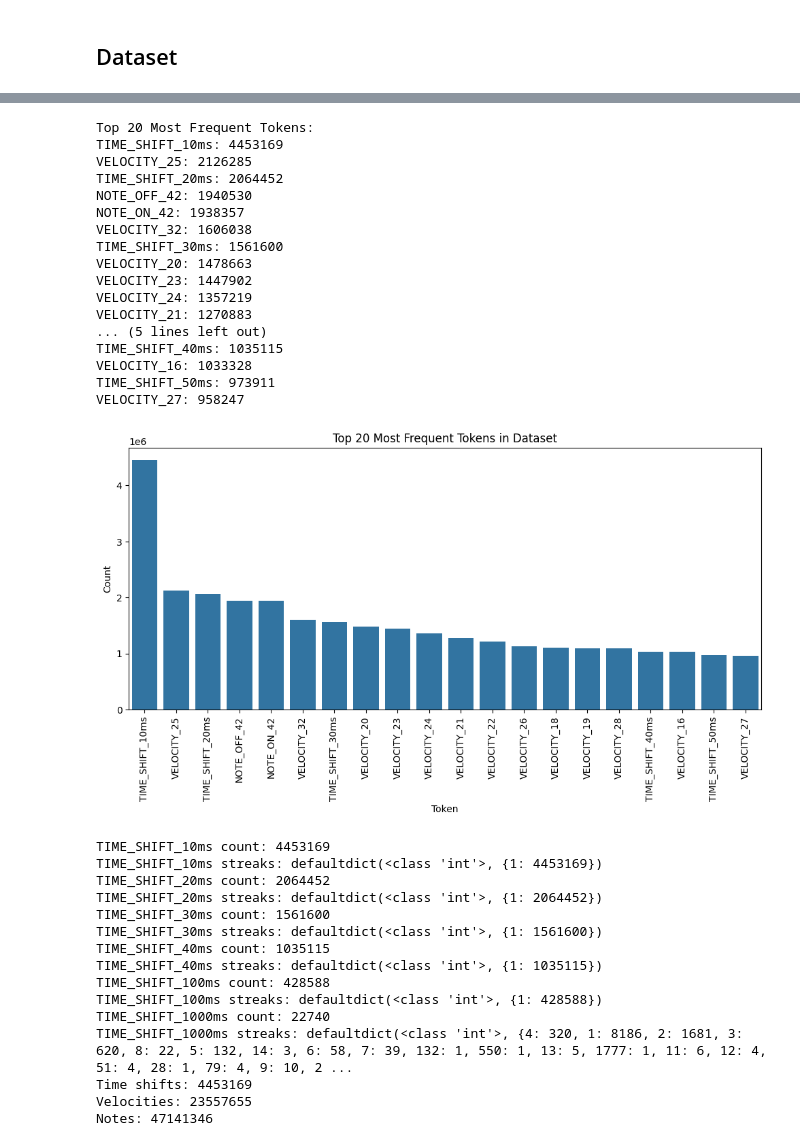
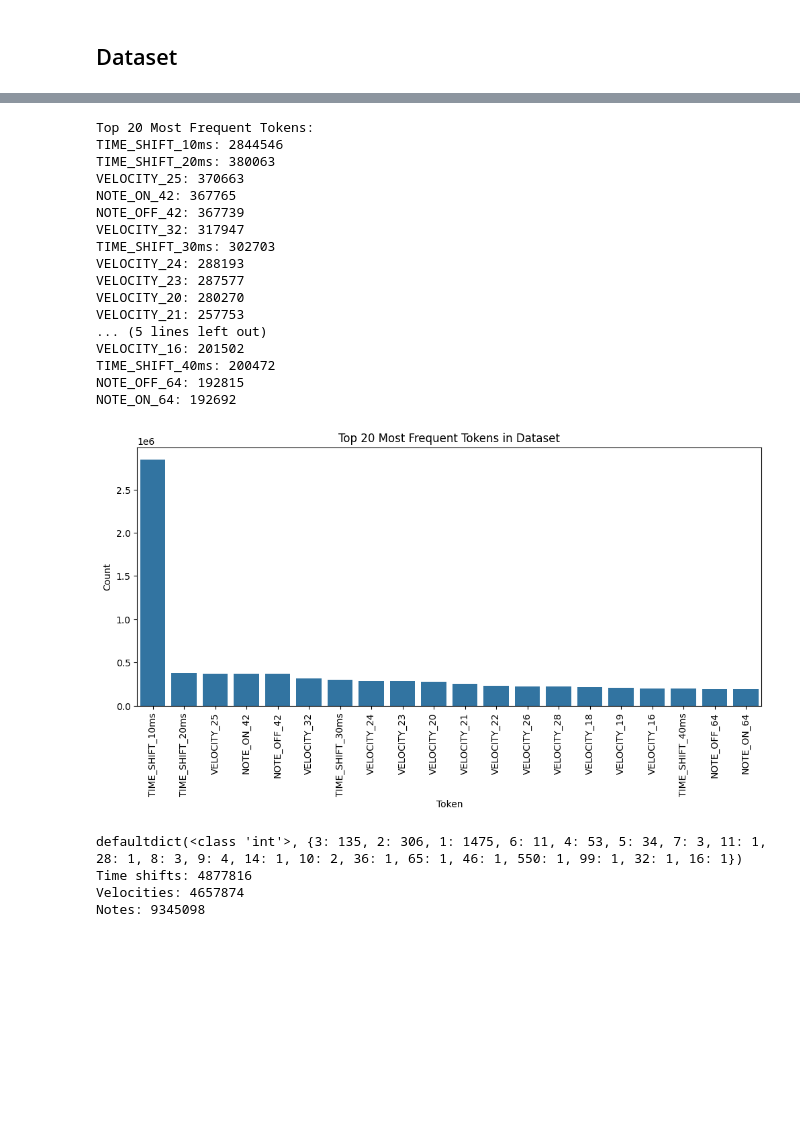
Before and after one commit to jey013ucsd/MusicTransformer, a Jupyter notebook: data_visualization.ipynb, the cells around one changed output, grey strips where cells are left out. Saved outputs shown, nothing was run; the diff lists cells and outputs as text; code cells hidden in the pictures; blank space fills up the shorter version.

```diff
--- a/data_visualization.ipynb
+++ b/data_visualization.ipynb
@@ -131,7 +159,7 @@ print(len(token_sequence))
 # %%
 # Paths
-TRAIN_DATA_PATH = "datasets/tokenized/test"
-VOCAB_PATH = "models/vocab/basic_vocab.json"
+TRAIN_DATA_PATH = "datasets/tokenized/train"
+VOCAB_PATH = "datasets/vocab/basic_vocab.json"
 
 # Load vocabulary
 with open(VOCAB_PATH, "r") as f:
@@ -141,10 +169,10 @@ with open(VOCAB_PATH, "r") as f:
 id_to_token = {v: k for k, v in vocab.items()}
 
 # Load tokenized sequences
-def load_all_sequences(data_path):
+def load_all_sequences(data_path, max_files=1000):
     """Loads all tokenized sequences from the specified dataset path."""
     sequences = []
-    files = sorted(os.listdir(data_path))  # Limit for performance
+    files = sorted(os.listdir(data_path))[:max_files]  # Limit for performance
     for file in files:
         if file.endswith(".pkl"):
             with open(os.path.join(data_path, file), "rb") as f:
@@ -234,83 +262,68 @@ plt.show()
 
 from collections import defaultdict
 
-def count_consecutive_time_shift_10ms(token_sequence, timeshift):
+def count_consecutive_time_shift_10ms(token_sequence):
     """
     Count consecutive streaks of TIME_SHIFT_10ms in the token sequence.
     """
     streaks = defaultdict(int)
-    num_10s = 0
     current_streak = 0
 
     for token in token_sequence:
-        if token == timeshift:
+        if token == "TIME_SHIFT_1000ms":
             current_streak += 1
-            num_10s += 1
         else:
             if current_streak > 0:
                 streaks[current_streak] += 1
                 current_streak = 0
 
     # Append last streak if it ended at the end of the sequence
     if current_streak > 0:
         streaks[current_streak] += 1
 
-    return num_10s, streaks
+    return streaks
 
 
-for timeshift in ["TIME_SHIFT_10ms", "TIME_SHIFT_20ms", "TIME_SHIFT_30ms", "TIME_SHIFT_40ms", "TIME_SHIFT_100ms", "TIME_SHIFT_1000ms"]:
-    num_10s, streaks = count_consecutive_time_shift_10ms(all_token_tokens, timeshift)
-    print(f"{timeshift} count: {num_10s}")
-    print(f"{timeshift} streaks: {streaks}")
+streaks = count_consecutive_time_shift_10ms(all_token_tokens)
+print(streaks)
 
 times = 0
 velocities = 0
 notes= 0
 for token in all_token_tokens:
-    if "TIME_SHIFT_10ms" in token:
+    if "TIME" in token:
         times += 1
     elif "VELOCITY" in token:
         velocities += 1
     elif "NOTE" in token:
         notes += 1
 
 print(f"Time shifts: {times}")
 print(f"Velocities: {velocities}")
 print(f"Notes: {notes}")
 # %% [output]
 Top 20 Most Frequent Tokens:
-TIME_SHIFT_10ms: 4453169
-VELOCITY_25: 2126285
-TIME_SHIFT_20ms: 2064452
-NOTE_OFF_42: 1940530
-NOTE_ON_42: 1938357
-VELOCITY_32: 1606038
-TIME_SHIFT_30ms: 1561600
-VELOCITY_20: 1478663
-VELOCITY_23: 1447902
-VELOCITY_24: 1357219
-VELOCITY_21: 1270883
+TIME_SHIFT_10ms: 2844546
+TIME_SHIFT_20ms: 380063
+VELOCITY_25: 370663
+NOTE_ON_42: 367765
+NOTE_OFF_42: 367739
+VELOCITY_32: 317947
+TIME_SHIFT_30ms: 302703
+VELOCITY_24: 288193
+VELOCITY_23: 287577
+VELOCITY_20: 280270
+VELOCITY_21: 257753
 ... (5 lines left out)
-TIME_SHIFT_40ms: 1035115
-VELOCITY_16: 1033328
-TIME_SHIFT_50ms: 973911
-VELOCITY_27: 958247
+VELOCITY_16: 201502
+TIME_SHIFT_40ms: 200472
+NOTE_OFF_64: 192815
+NOTE_ON_64: 192692
-[figure, old version]
+[figure, new version]
-TIME_SHIFT_10ms count: 4453169
-TIME_SHIFT_10ms streaks: defaultdict(<class 'int'>, {1: 4453169})
-TIME_SHIFT_20ms count: 2064452
-TIME_SHIFT_20ms streaks: defaultdict(<class 'int'>, {1: 2064452})
-TIME_SHIFT_30ms count: 1561600
-TIME_SHIFT_30ms streaks: defaultdict(<class 'int'>, {1: 1561600})
-TIME_SHIFT_40ms count: 1035115
-TIME_SHIFT_40ms streaks: defaultdict(<class 'int'>, {1: 1035115})
-TIME_SHIFT_100ms count: 428588
-TIME_SHIFT_100ms streaks: defaultdict(<class 'int'>, {1: 428588})
-TIME_SHIFT_1000ms count: 22740
-TIME_SHIFT_1000ms streaks: defaultdict(<class 'int'>, {4: 320, 1: 8186, 2: 1681, 3: 620, 8: 22, 5: 132, 14: 3, 6: 58, 7: 39, 132: 1, 550: 1, 13: 5, 1777: 1, 11: 6, 12: 4, 51: 4, 28: 1, 79: 4, 9: 10, 2 ...
-Time shifts: 4453169
-Velocities: 23557655
-Notes: 47141346
+defaultdict(<class 'int'>, {3: 135, 2: 306, 1: 1475, 6: 11, 4: 53, 5: 34, 7: 3, 11: 1, 28: 1, 8: 3, 9: 4, 14: 1, 10: 2, 36: 1, 65: 1, 46: 1, 550: 1, 99: 1, 32: 1, 16: 1})
+Time shifts: 4877816
+Velocities: 4657874
+Notes: 9345098
 # %%
 # Extract all TIME_SHIFT tokens
 time_shift_tokens = [id_to_token[token] for token in all_tokens if "TIME_SHIFT" in id_to_token[token]]
```
Also changed, not shown: parts of 8 cells of this notebook, 2 other files.
